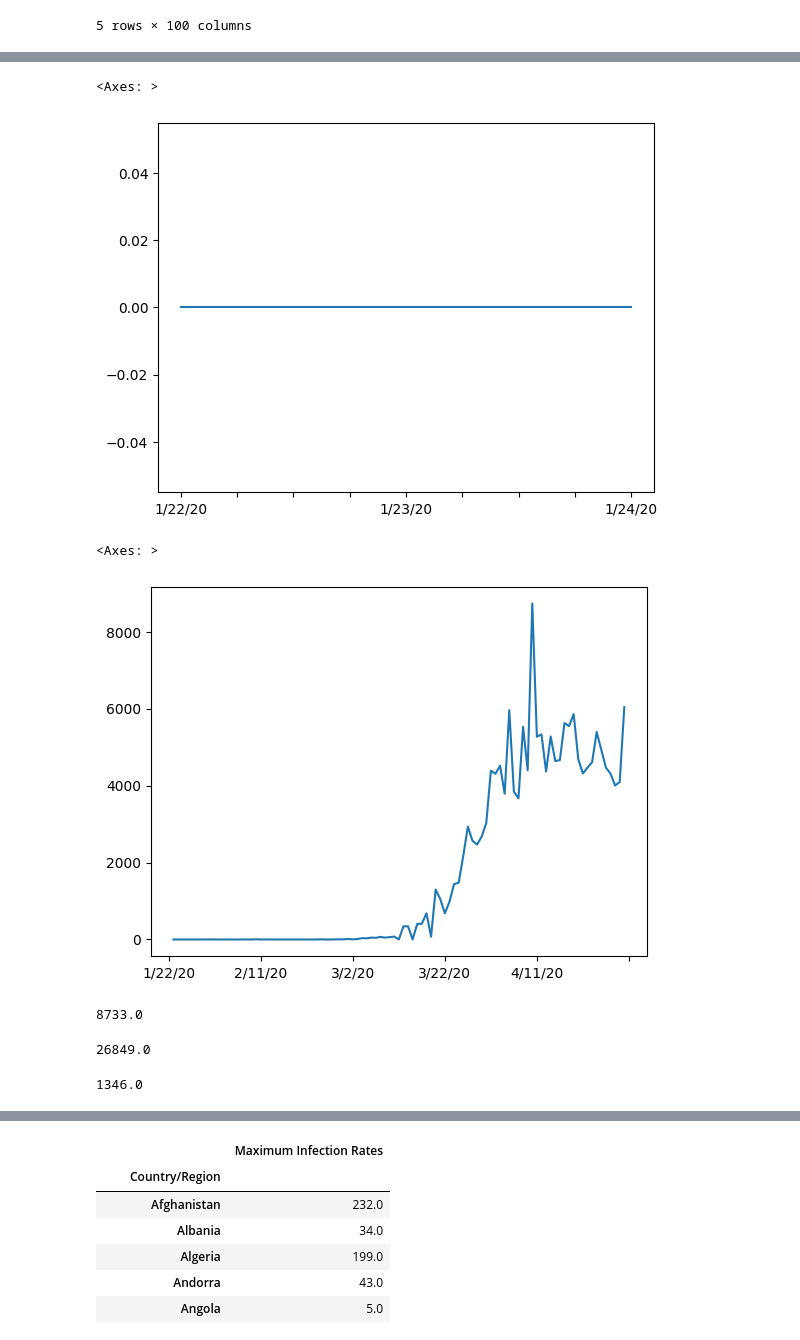
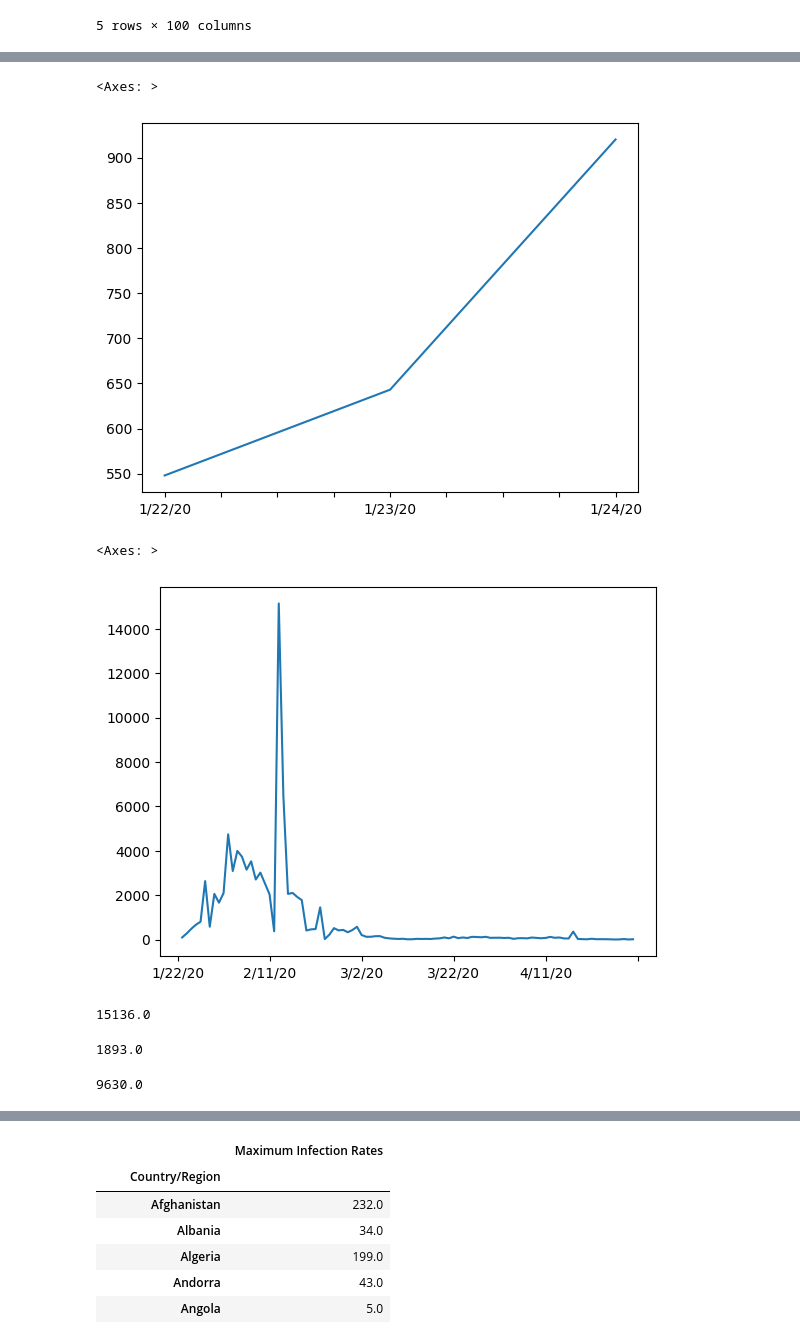
Before and after one commit to tvVigneshNarayanan/Tute_Project, a Jupyter notebook: Case_Covid.ipynb, the cells around one changed output, grey strips where cells are left out. Saved outputs shown, nothing was run; the diff lists cells and outputs as text; code cells hidden in the pictures.

```diff
--- a/Case_Covid.ipynb
+++ b/Case_Covid.ipynb
@@ -61,25 +61,25 @@ covid_data_aggregate.loc["United Kingdom"].plot()
 # %%
-covid_data_aggregate.loc["United Kingdom"][:3].plot()
+covid_data_aggregate.loc["China"][:3].plot()
 # %% [output]
 <Axes: >
-[figure, old version]
+[figure, new version]
 # %%
-covid_data_aggregate.loc["United Kingdom"].diff().plot()
+covid_data_aggregate.loc["China"].diff().plot()
 # %% [output]
 <Axes: >
-[figure, old version]
+[figure, new version]
 # %%
-covid_data_aggregate.loc["United Kingdom"].diff().max()
+covid_data_aggregate.loc["China"].diff().max()
 # %% [output]
-8733.0
+15136.0
 # %%
-covid_data_aggregate.loc["France"].diff().max()
+covid_data_aggregate.loc["India"].diff().max()
 # %% [output]
-26849.0
+1893.0
 # %%
-covid_data_aggregate.loc["Netherlands"].diff().max()
+covid_data_aggregate.loc["Spain"].diff().max()
 # %% [output]
-1346.0
+9630.0
 # %%
 countries = list(covid_data_aggregate.index)
 maximum_infected_rates = []
```
Also changed, not shown: parts of 19 cells of this notebook.
